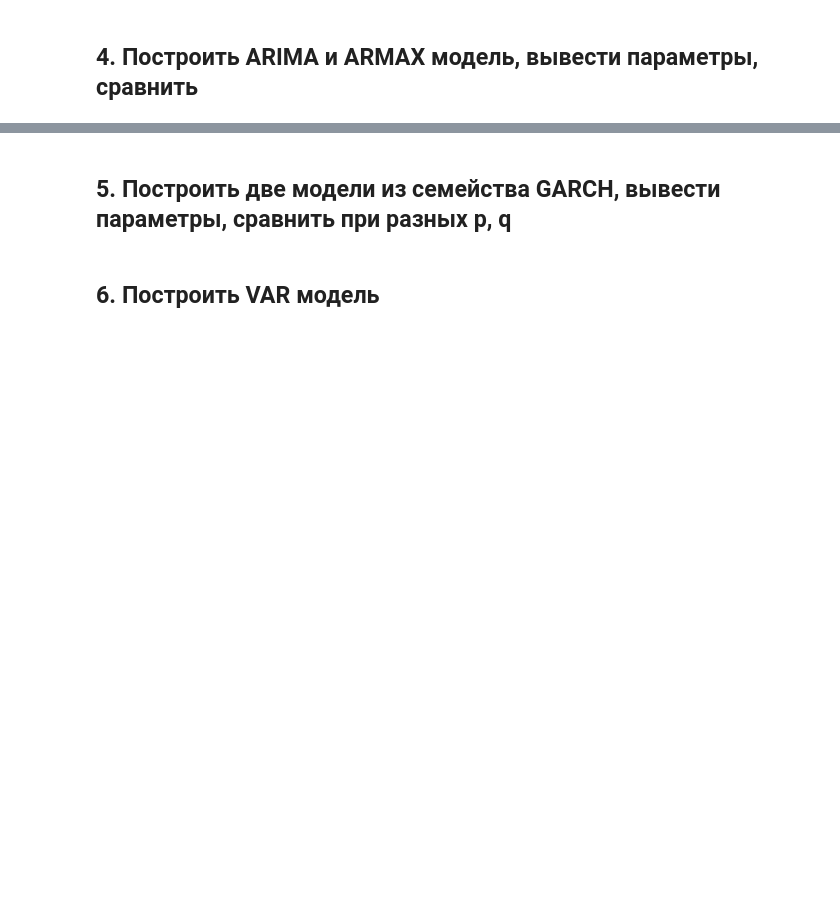
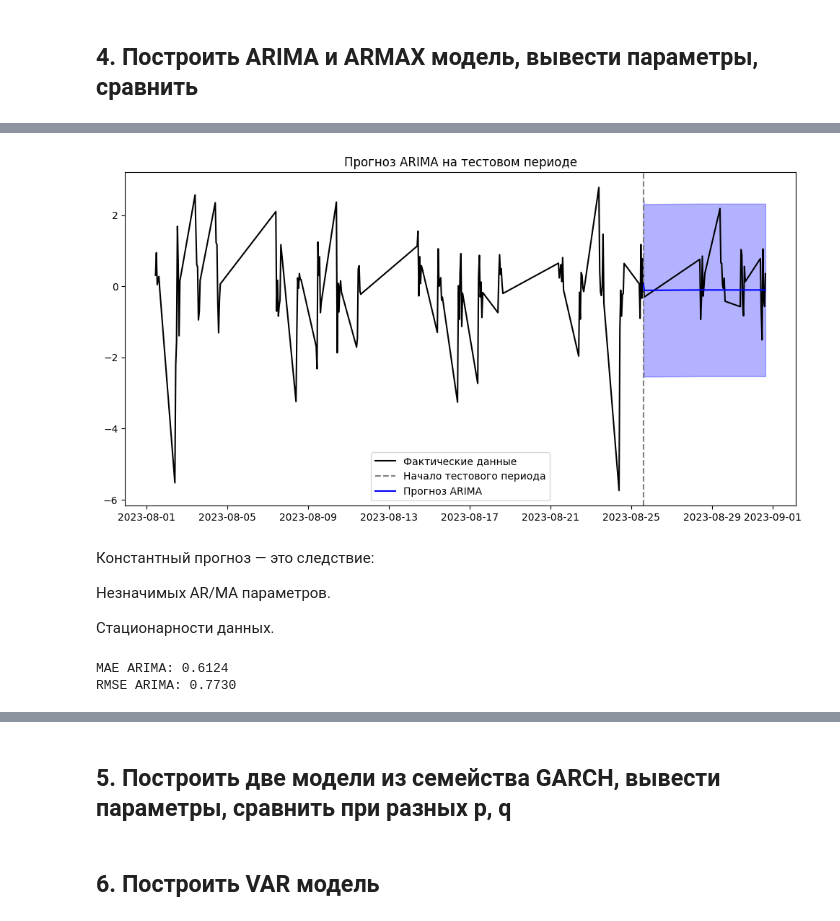
Before and after one commit to goralex02/time-series-project, a Jupyter notebook: stock_price_prediction.ipynb, the cells around one changed output, grey strips where cells are left out. Cells and saved outputs as stored; diff of their text form; code cells hidden in the pictures; blank space fills up the shorter version.

```diff
--- a/stock_price_prediction.ipynb
+++ b/stock_price_prediction.ipynb
@@ -330,0 +522,42 @@ AMD        mean   mean_se  mean_ci_lower  mean_ci_upper
+# %%
+# Разделение на train/test
+train_size = 130
+train, test = data_diff['AMD'][:train_size], data_diff['AMD'][train_size:]
+# %%
+# Обучаем ARIMA только на train (без регрессоров)
+model_arima_train = ARIMA(train, order=(1, 0, 1))
+result_arima_train = model_arima_train.fit()
+
+# Делаем прогноз на тестовые данные
+forecast_arima = result_arima_train.get_forecast(steps=len(test))
+forecast_arima_mean = forecast_arima.predicted_mean
+forecast_arima_ci = forecast_arima.conf_int()
+
+# Визуализация прогноза ARIMA
+plt.figure(figsize=(12, 6))
+plt.plot(data_diff.index, data_diff['AMD'], label="Фактические данные", color="black")
+plt.axvline(data_diff.index[train_size], linestyle="--", color="gray", label="Начало тестового периода")
+plt.plot(test.index, forecast_arima_mean, label="Прогноз ARIMA", color="blue")
+plt.fill_between(test.index, forecast_arima_ci.iloc[:, 0], forecast_arima_ci.iloc[:, 1], color="blue", alpha=0.3)
+plt.legend()
+plt.title("Прогноз ARIMA на тестовом периоде")
+plt.show()
+# %% [output]
+[figure, added]
+# %% [markdown]
+Константный прогноз — это следствие:
+
+Незначимых AR/MA параметров.
+
+Стационарности данных.
+# %%
+from sklearn.metrics import mean_absolute_error
+import numpy as np
+mae_arima = mean_absolute_error(test, forecast_arima_mean)
+rmse_arima = np.sqrt(mean_squared_error(test, forecast_arima_mean))
+
+print(f"MAE ARIMA: {mae_arima:.4f}")
+print(f"RMSE ARIMA: {rmse_arima:.4f}")
+# %% [output]
+MAE ARIMA: 0.6124
+RMSE ARIMA: 0.7730
```
Also changed, not shown: parts of 30 cells of this notebook.
